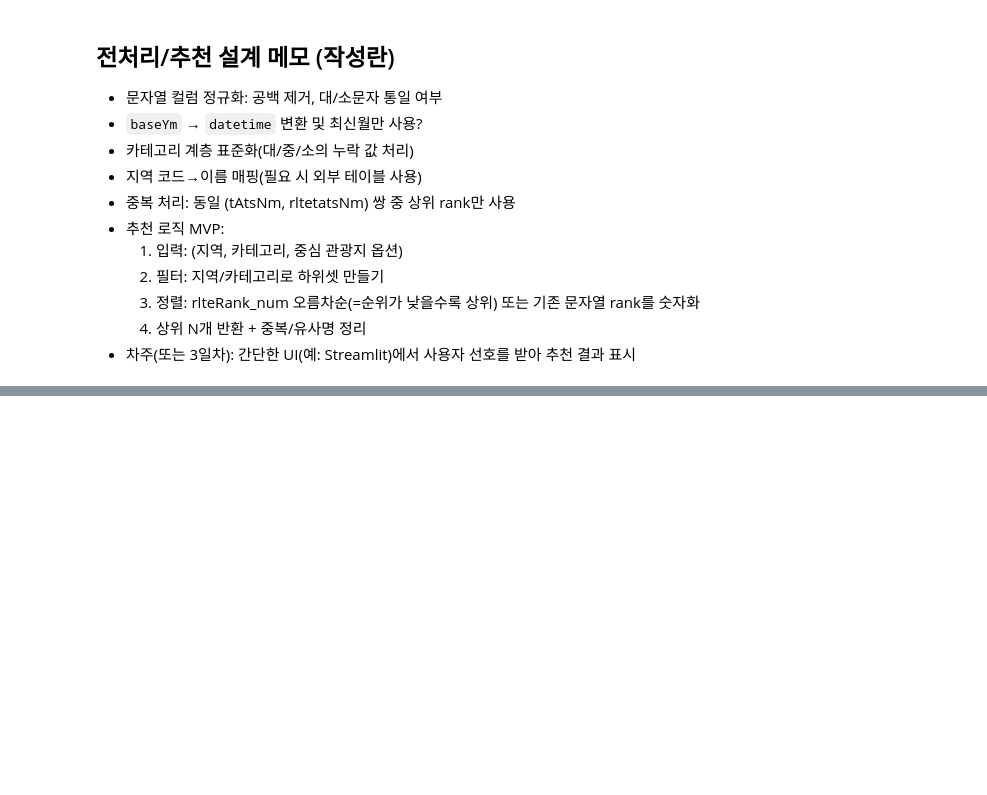
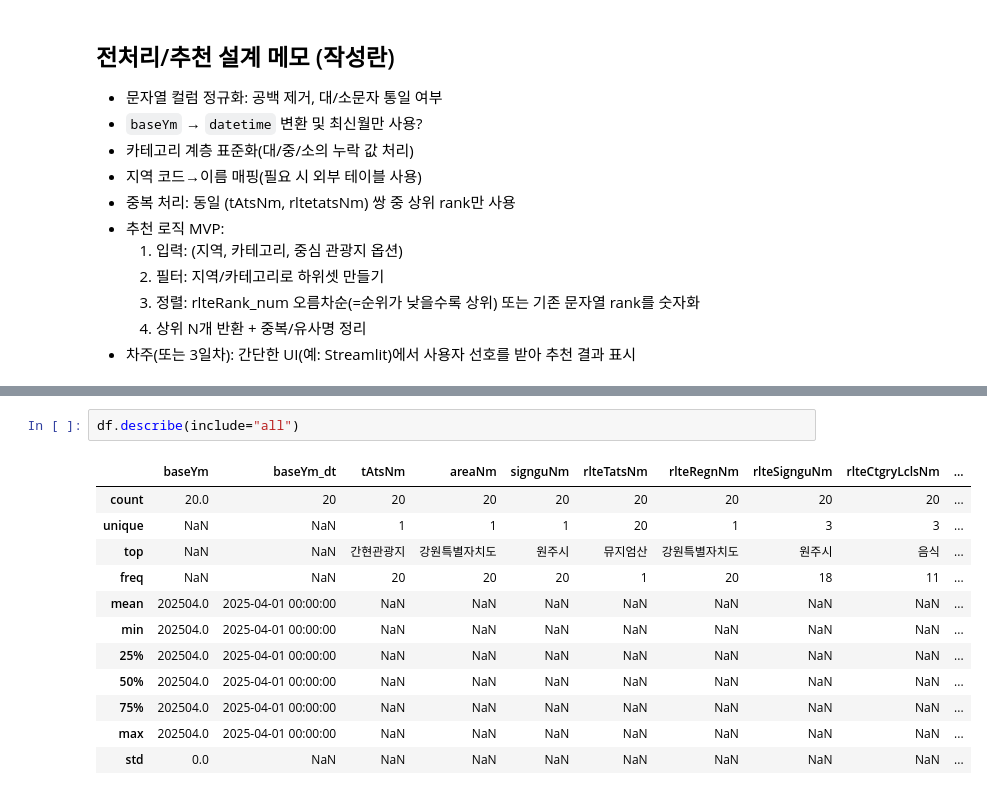
Before and after one commit to ehgus0101/smart_travel_planner, a Jupyter notebook: notebooks/eda_day2.ipynb, the cells around one changed output, grey strips where cells are left out. Cells and saved outputs as stored; diff of their text form; blank space fills up the shorter version.

```diff
--- a/notebooks/eda_day2.ipynb
+++ b/notebooks/eda_day2.ipynb
@@ -284,0 +315,15 @@ Saved: /workspaces/smart_travel_planner/notebooks/output/clean_preview.parquet
+# %%
+df.describe(include="all")
+# %% [output]
+|  | baseYm | baseYm_dt | tAtsNm | areaNm | signguNm | rlteTatsNm | rlteRegnNm | rlteSignguNm | rlteCtgryLclsNm | ... |
+| count | 20.0 | 20 | 20 | 20 | 20 | 20 | 20 | 20 | 20 | ... |
+| unique | NaN | NaN | 1 | 1 | 1 | 20 | 1 | 3 | 3 | ... |
+| top | NaN | NaN | 간현관광지 | 강원특별자치도 | 원주시 | 뮤지엄산 | 강원특별자치도 | 원주시 | 음식 | ... |
+| freq | NaN | NaN | 20 | 20 | 20 | 1 | 20 | 18 | 11 | ... |
+| mean | 202504.0 | 2025-04-01 00:00:00 | NaN | NaN | NaN | NaN | NaN | NaN | NaN | ... |
+| min | 202504.0 | 2025-04-01 00:00:00 | NaN | NaN | NaN | NaN | NaN | NaN | NaN | ... |
+| 25% | 202504.0 | 2025-04-01 00:00:00 | NaN | NaN | NaN | NaN | NaN | NaN | NaN | ... |
+| 50% | 202504.0 | 2025-04-01 00:00:00 | NaN | NaN | NaN | NaN | NaN | NaN | NaN | ... |
+| 75% | 202504.0 | 2025-04-01 00:00:00 | NaN | NaN | NaN | NaN | NaN | NaN | NaN | ... |
+| max | 202504.0 | 2025-04-01 00:00:00 | NaN | NaN | NaN | NaN | NaN | NaN | NaN | ... |
+| std | 0.0 | NaN | NaN | NaN | NaN | NaN | NaN | NaN | NaN | ... |
```
Also changed, not shown: parts of 5 cells of this notebook, 10 other files.
